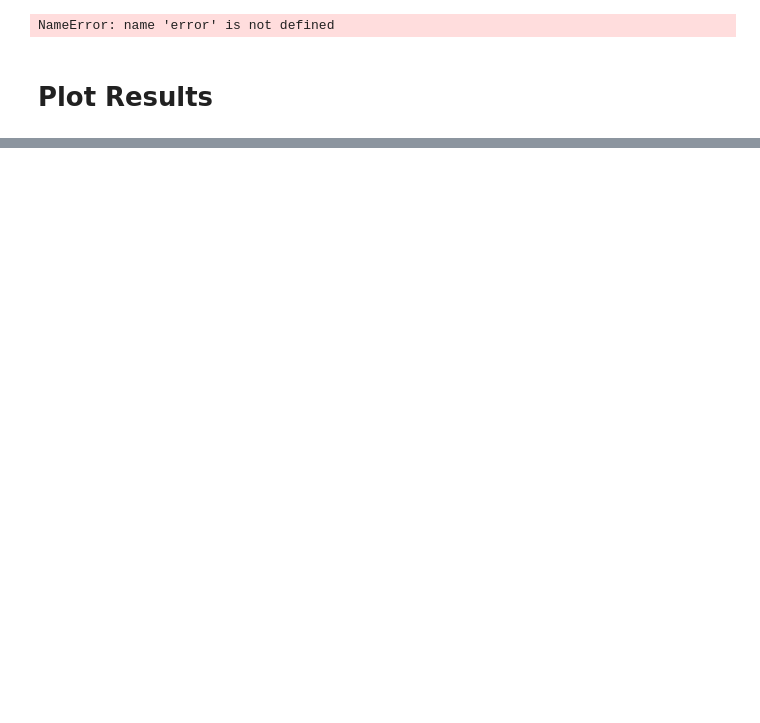
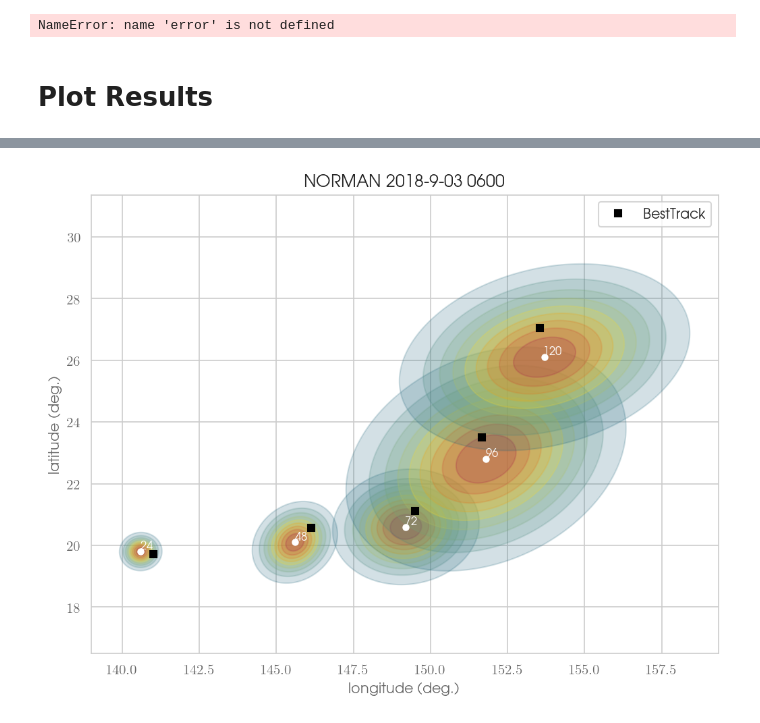
Before and after one commit to mafern/tcane_track, a Jupyter notebook: bivariate_normal/_plot_multilead_predictions.ipynb, the cells around one changed output, grey strips where cells are left out. Cells and saved outputs as stored; diff of their text form; code cells hidden in the pictures; blank space fills up the shorter version.

Commit message:
simplified plotting function and added text lables to the multi-lead plot

```diff
--- a/bivariate_normal/_plot_multilead_predictions.ipynb
+++ b/bivariate_normal/_plot_multilead_predictions.ipynb
@@ -27,18 +27,18 @@ tf.config.set_visible_devices([], "GPU")  # turn-off tensorflow-metal if it is o
 
 DATA_PATH = "../data/"
 MODEL_PATH = "saved_models/"
+FIGURE_PATH = "figures/analysis_plots/"
 # %%
 mpl.rcParams["figure.facecolor"] = "white"
-# mpl.rcParams['figure.dpi'] = 300
-# mpl.rcParams['savefig.dpi'] = 300
+dpiFig = 300.0
 np.warnings.filterwarnings("ignore", category=np.VisibleDeprecationWarning)
 # %%
-EXP_NAME_VEC = {"bivariate_normal_101_EPCP24",
-                "bivariate_normal_102_EPCP48",
-                "bivariate_normal_103_EPCP72",
-                "bivariate_normal_104_EPCP96",
-                "bivariate_normal_105_EPCP120",
-                }
+EXP_NAME_VEC = ("centered_bivariate_normal_101_EPCP24",
+                "centered_bivariate_normal_102_EPCP48",
+                "centered_bivariate_normal_103_EPCP72",
+                "centered_bivariate_normal_104_EPCP96",
+                "centered_bivariate_normal_105_EPCP120",
+                )
 RNG_SEED = 123
 TESTING_YEAR = 2018
 # %%
@@ -304,0 +205,68 @@ plt.show()
+# %%
+imp.reload(mahalanobis)
+import cmasher as cmr
+
+
+storm_name = "NORMAN"
+pred_time = 90306
+KM_TO_DEG = 1./111
+
+COLOR = cmr.take_cmap_colors("cmr.pride", 9, cmap_range=(0.2, 0.8), return_fmt="hex")
+plt.figure(figsize=(8,6), dpi=150)
+
+for exp_name in EXP_NAME_VEC:
+
+    df_pred = pred_dict[exp_name]["df_pred_test"]
+    df = df_pred.loc[(df_pred["Name"]==storm_name) & (df_pred["time"]==pred_time)]
+    if df.empty:
+        continue
+    # display(df[["Name", "time", "ftime(hr)", "LONC", "LATC", "OBDX", "OBDY", "mu_u", "mu_v", "sigma_u", "sigma_v", "rho"]])
+
+    besttrack_u = df["LONC"].values - KM_TO_DEG*df["OBDX"].values
+    besttrack_v = df["LATC"].values - KM_TO_DEG*df["OBDY"].values
+
+    mahalanobis.plot_cdf(
+        df["LONC"].values - KM_TO_DEG*df["mu_u"].values,
+        df["LATC"].values - KM_TO_DEG*df["mu_v"].values,
+        KM_TO_DEG*df["sigma_u"].values,
+        KM_TO_DEG*df["sigma_v"].values,
+        df["rho"].values,
+        besttrack_u=besttrack_u,
+        besttrack_v=besttrack_v,
+        colors=COLOR,
+    )
+
+    # plot consensus prediction
+    plt.plot(df["LONC"].values,
+             df["LATC"].values,
+             marker='o',
+             linestyle='',
+             markersize=4,
+             color='w',
+             label='Consensus'
+             )
+
+    plt.text(df["LONC"].values,
+             df["LATC"].values,
+             df['ftime(hr)'].values[0],
+             color="w",
+             fontsize=8,
+             horizontalalignment='left',
+             verticalalignment='bottom',
+             )
+
+plt.xlabel('longitude (deg.)')
+plt.ylabel('latitude (deg.)')
+
+plt.legend()
+handles, labels = plt.gca().get_legend_handles_labels()
+plt.gca().legend(handles[:1],labels[:1])
+
+details = get_storm_details(df,0)
+details = details[:details.rfind(' @')]
+plt.title(details)
+
+plt.savefig(FIGURE_PATH + 'multi_lead_predictions_' + EXP_NAME_VEC[0] + '_' + details.replace(' ', '_') + '.png', dpi=dpiFig, bbox_inches='tight')
+plt.show()
+# %% [output]
+[figure, added]
```
Also changed, not shown: parts of 5 cells of this notebook, 1 other file.
